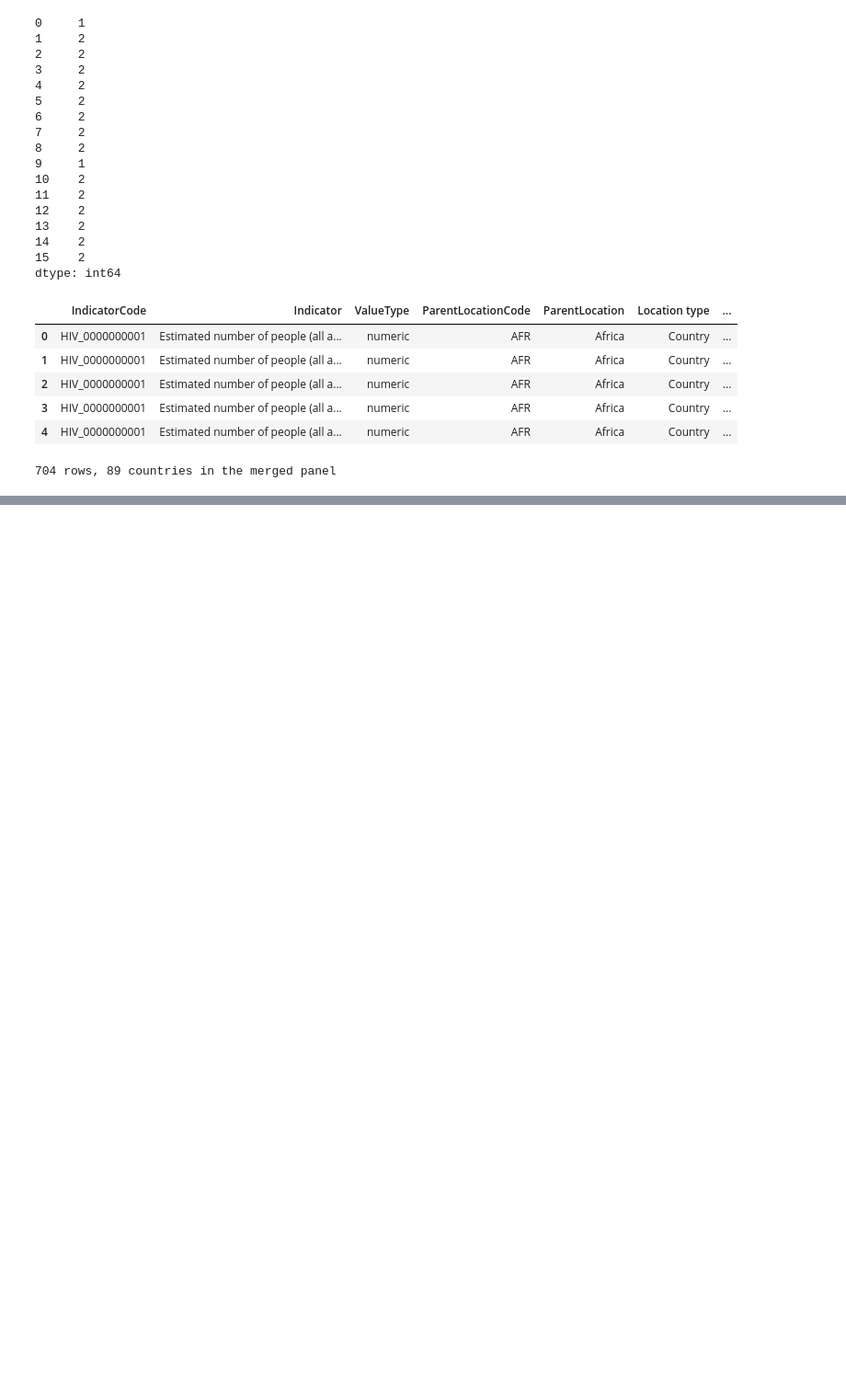
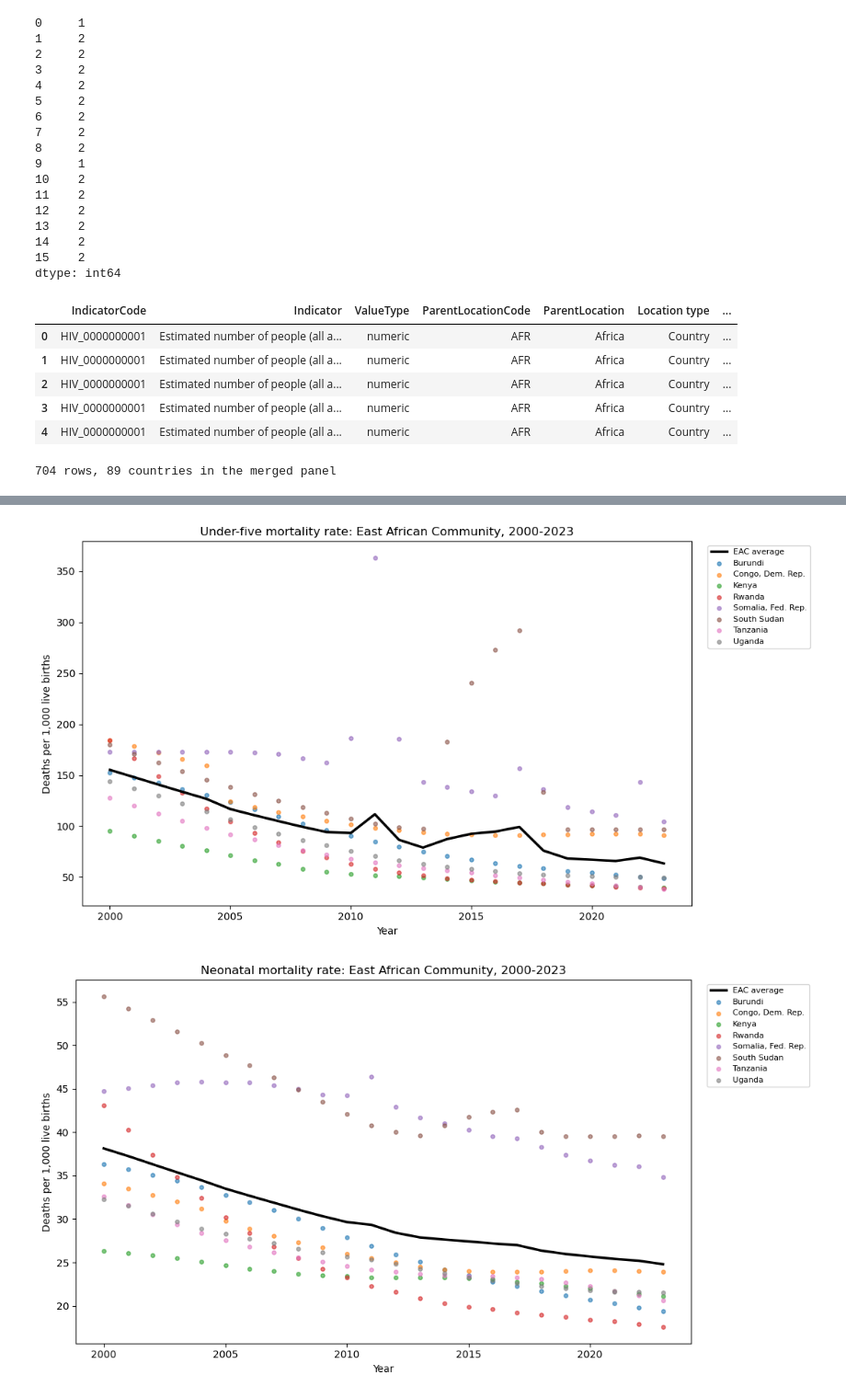
Before and after one commit to Gyrith/Internship-task-dscience, a Jupyter notebook: Cema_practice.ipynb, the cells around one changed output, grey strips where cells are left out. Shown at 92% size. Saved outputs shown, nothing was run; the diff lists cells and outputs as text; code cells hidden in the pictures; blank space fills up the shorter version.

```diff
--- a/Cema_practice.ipynb
+++ b/Cema_practice.ipynb
@@ -227,0 +421,22 @@ print(f"{merged.shape[0]} rows, {merged['SpatialDimValueCode'].nunique()} countr
+# %%
+# Average trend line + country level points
+def trend_plot(df, title, ylabel):
+    avg = df.groupby('year')['value'].mean()
+    plt.figure(figsize=(11, 6))
+    plt.plot(avg.index, avg.values, color='black', linewidth=2.5, label='EAC average')
+    for country, g in df.groupby('country'):
+        plt.scatter(g['year'], g['value'], s=15, alpha=0.6, label=country)
+    plt.xlabel('Year')
+    plt.ylabel(ylabel)
+    plt.title(title)
+    plt.legend(bbox_to_anchor=(1.02, 1), loc='upper left', fontsize=8)
+    plt.tight_layout()
+    plt.show()
+
+trend_plot(under5, 'Under-five mortality rate: East African Community, 2000-2023',
+           'Deaths per 1,000 live births')
+trend_plot(neonatal, 'Neonatal mortality rate: East African Community, 2000-2023',
+           'Deaths per 1,000 live births')
+# %% [output]
+[figure, added]
+[figure, added]
```
Also changed, not shown: parts of 12 cells of this notebook.
